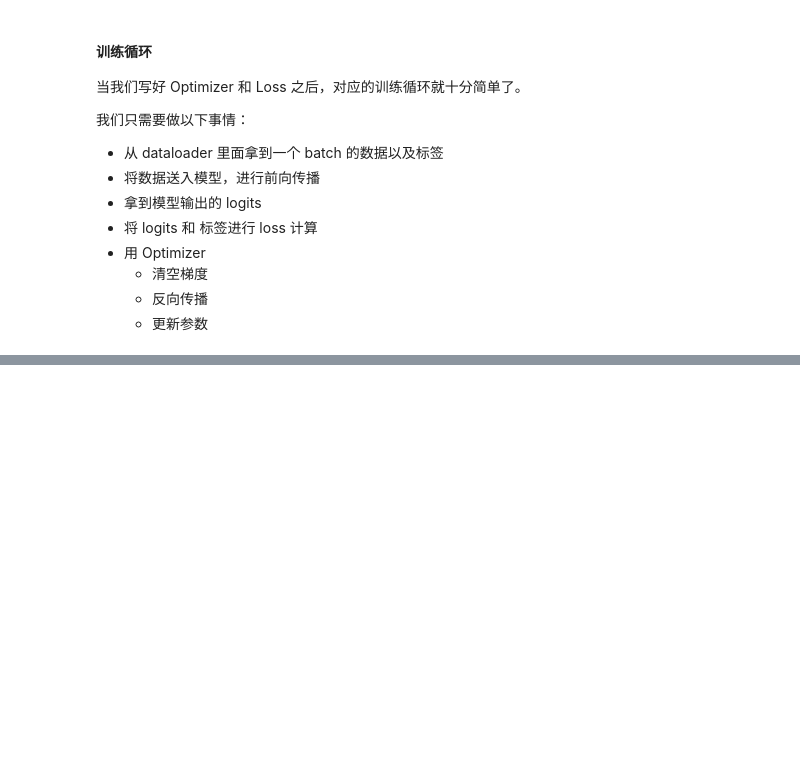
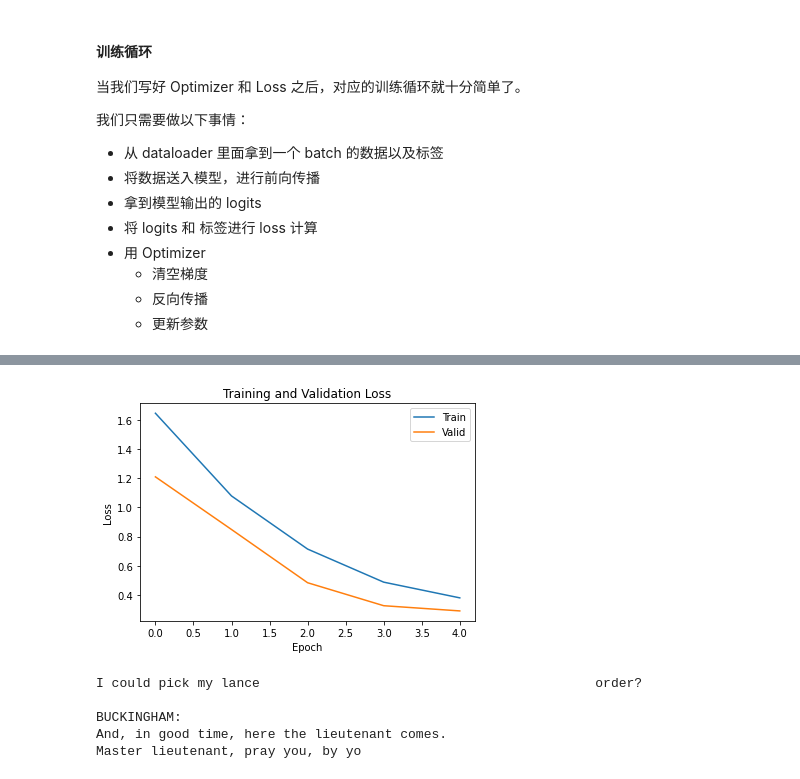
Before and after one commit to WesKwong/AI-Final-Lab, a Jupyter notebook: src/part_2/moe.ipynb, the cells around one changed output, grey strips where cells are left out. Saved outputs shown, nothing was run; the diff lists cells and outputs as text; code cells hidden in the pictures; blank space fills up the shorter version.

```diff
--- a/src/part_2/moe.ipynb
+++ b/src/part_2/moe.ipynb
@@ -530,11 +530,15 @@ class SparseMoETransformer(nn.Module):
         return logits, loss
 
     def generate(self, inputs, max_new_tokens):
-        inputs = torch.tensor(tokenizer.encode(inputs)).unsqueeze(0)
+        inputs = tokenizer.encode(inputs).unsqueeze(0)
         device = next(self.parameters()).device
         inputs = inputs.to(device)
         if inputs.size(1) > self.seq_len:
             inputs = inputs[:, :self.seq_len]
+        if inputs.size(1) < self.seq_len:
+            padding_str = " " * (self.seq_len - inputs.size(1))
+            padding = tokenizer.encode(padding_str).unsqueeze(0).to(inputs.device)
+            inputs = torch.cat([inputs, padding], dim=1)
         generated = inputs
         for _ in range(max_new_tokens):
             if generated.size(1) > self.seq_len:
@@ -622,6 +629,4 @@ def validate(model, dataloader, epoch, device):
 # %%
-train_dataloader, valid_dataloader = create_dataloader('input.txt', tokenizer, chunk_size=64, batch_size=2024)
-model = SparseMoETransformer(vocab_size=len(tokenizer.char2index), seq_len=64, embed_size=256, n_layers=3, n_heads=8, num_experts=8, active_experts=2).to(device)
 
 def plot(train_losses, valid_losses):
     import matplotlib.pyplot as plt
@@ -633,7 +638,7 @@ def plot(train_losses, valid_losses):
     plt.xlabel('Epoch')
     plt.ylabel('Loss')
     plt.title('Training and Validation Loss')
-    plt.show()
+    plt.savefig('loss.png')
 
 # 训练模型
 def run(model, train_dataloader, valid_dataloader, device, epochs=10):
@@ -645,6 +650,7 @@ def run(model, train_dataloader, valid_dataloader, device, epochs=10):
         print(f'Epoch {epoch} Train Loss: {train_loss}, Valid Loss: {valid_loss}')
         train_losses.append(train_loss)
         valid_losses.append(valid_loss)
+    plot(train_losses, valid_losses)
 
 #TODO: 用 matplotlib plot 训练过程中的 loss 变化
 
@@ -652,8 +658,4 @@ run(model, train_dataloader, valid_dataloader, device, epochs=5)
 
 # 保存模型
 torch.save(model.state_dict(), 'model.pth')
-
-model.load_state_dict(torch.load('model.pth'))
-
-print(tokenizer.decode(model.generate("I could pick my lance",max_new_tokens=100)[0].tolist()))
 # %% [output]
@@ -660,0 +677,11 @@ ValueError: Loss is nan
+[figure, added]
+# %%
+model.load_state_dict(torch.load('model.pth'))
+
+print(tokenizer.decode(model.generate("I could pick my lance",max_new_tokens=100)[0]))
+# %% [output]
+I could pick my lance                                           order?
+
+BUCKINGHAM:
+And, in good time, here the lieutenant comes.
+Master lieutenant, pray you, by yo
```
Also changed, not shown: parts of 2 cells of this notebook, 1 other file.
